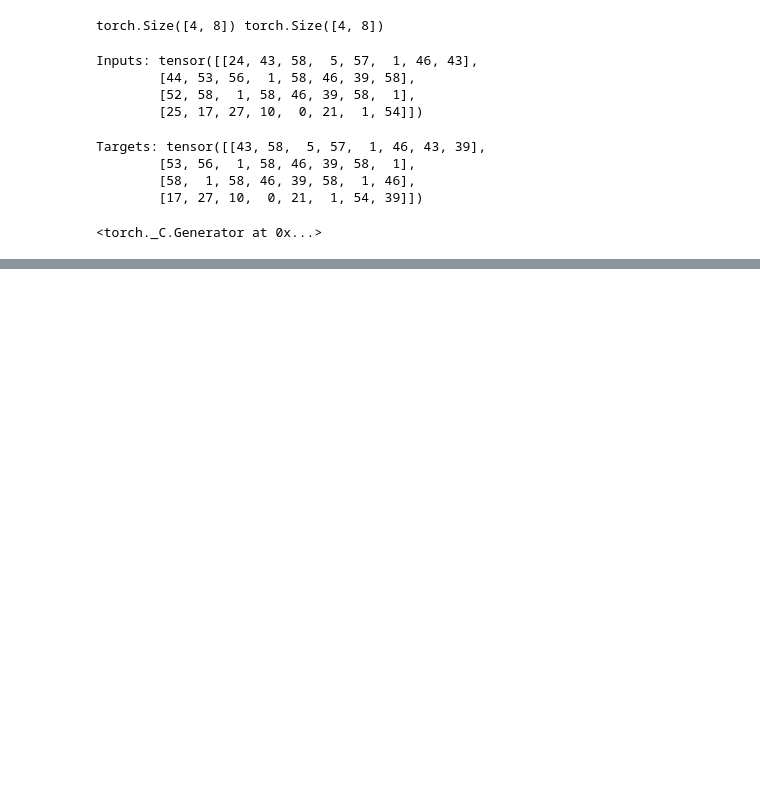
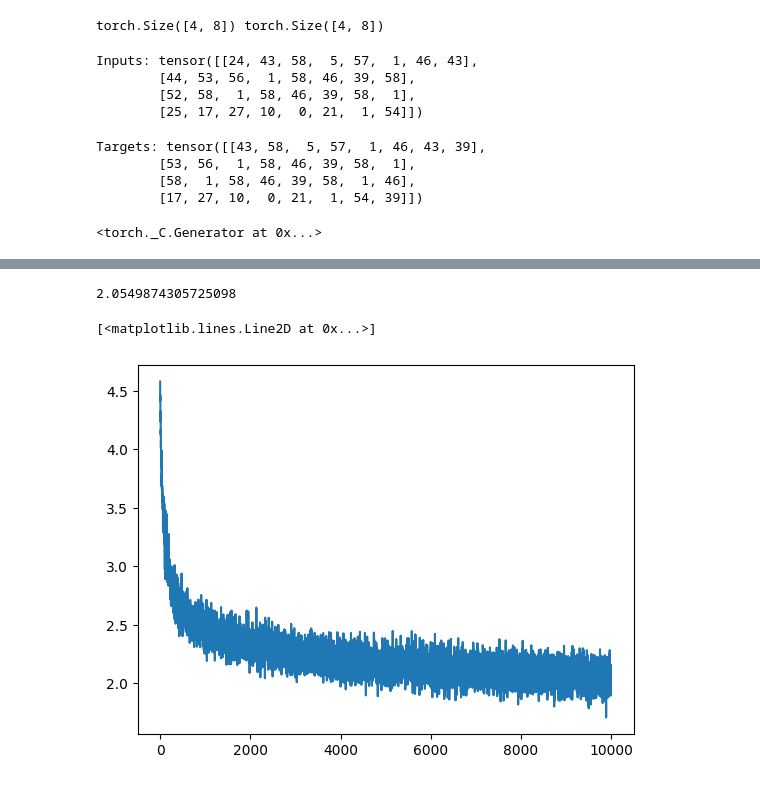
Before and after one commit to karempudi/paper-implementations, a Jupyter notebook: paper-implementations/GPT2/GPT.ipynb, the cells around one changed output, grey strips where cells are left out. Cells and saved outputs as stored; diff of their text form; code cells hidden in the pictures; blank space fills up the shorter version.

Commit message:
Worked on details of self-attention

```diff
--- a/paper-implementations/GPT2/GPT.ipynb
+++ b/paper-implementations/GPT2/GPT.ipynb
@@ -225,0 +330,14 @@ Sed
+# %%
+class Block(nn.Module):
+
+    def __init__(self, n_embed, n_head):
+        super().__init__()
+        head_size = n_embed // n_head
+        self.sa = MultiHeadSelfAttention(n_head, head_size)
+        self.ffwd = FeedFoward(n_embed)
+        self.ln1 = nn.LayerNorm(n_embed)
+        self.ln2 = nn.LayerNorm(n_embed)
+    def forward(self, x):
+        x = x + self.sa(self.ln1(x))
+        x = x + self.ffwd(self.ln2(x))
+        return x
@@ -225,0 +389,30 @@ Sed
+# %%
+n_embed = 32
+block_size= 8
+batch_size = 32
+learning_rate = 3e-4
+device='cuda:0'
+model = AttentionLM()
+optimizer = torch.optim.AdamW(model.parameters(), lr=learning_rate)
+# %%
+model.to(device)
+losses =[]
+for steps in tqdm(range(10000)):
+    # sample a batch of data
+    xb, yb = get_batch('train')
+    xb, yb = xb.to(device), yb.to(device)
+
+    # evaluate the loss
+    logits, loss = model(xb, yb)
+    optimizer.zero_grad(set_to_none=True)
+    loss.backward()
+    optimizer.step()
+    losses.append(loss.item())
+print(loss.item())
+# %% [output]
+2.0549874305725098
+# %%
+plt.plot(losses)
+# %% [output]
+[<matplotlib.lines.Line2D at 0x...>]
+[figure, added]
```
Also changed, not shown: parts of 21 cells of this notebook.
